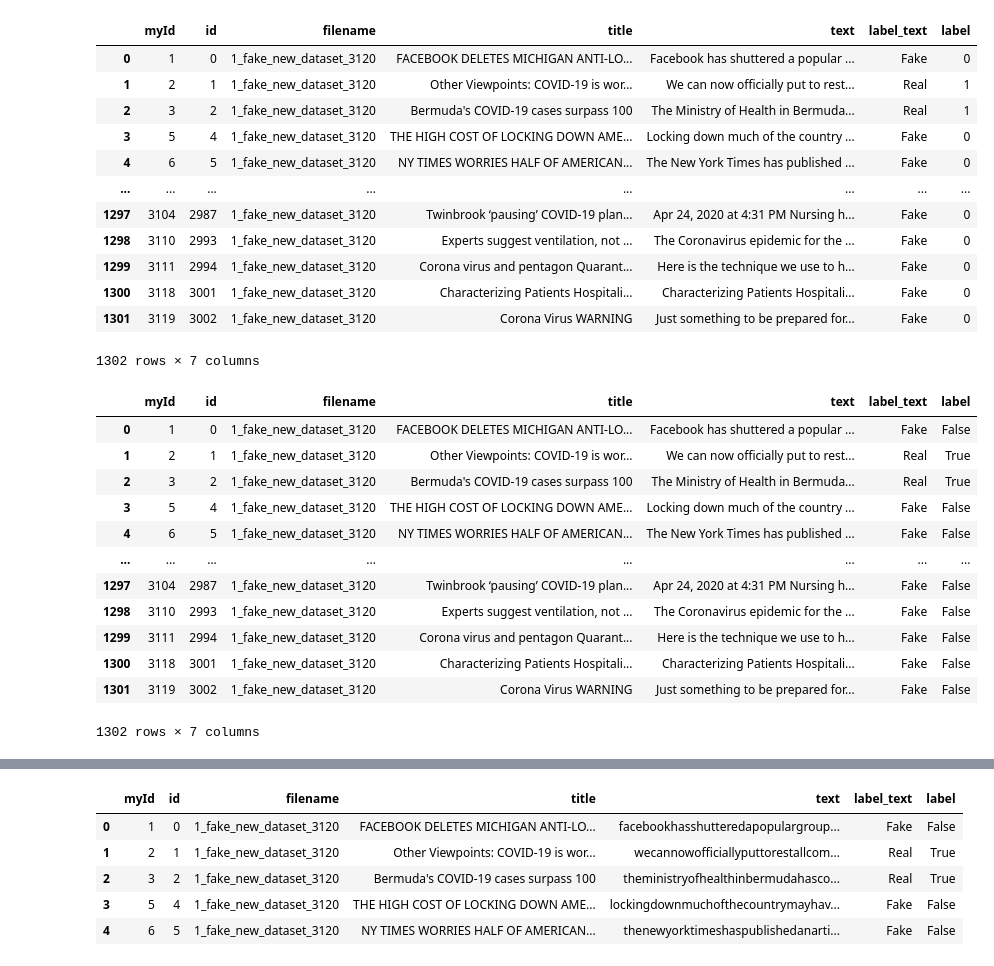
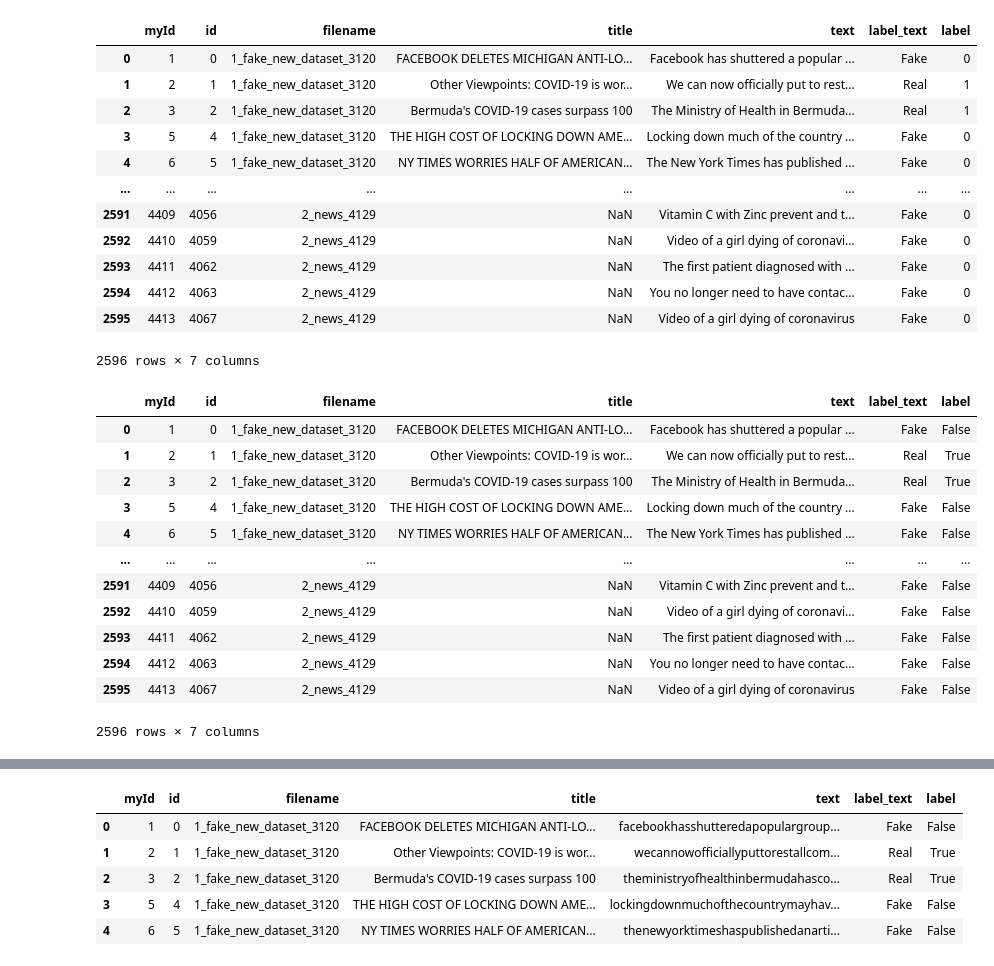
Before and after one commit to ThiyagarajahRajitha/Fake-News-Detection-Project, a Jupyter notebook: FYP -ML/Other files/2_KNN-Final.ipynb, the cells around one changed output, grey strips where cells are left out. Cells and saved outputs as stored; diff of their text form; code cells hidden in the pictures.

```diff
--- a/FYP -ML/Other files/2_KNN-Final.ipynb
+++ b/FYP -ML/Other files/2_KNN-Final.ipynb
@@ -7,24 +7,24 @@ from sklearn.model_selection import train_test_split
 from sklearn.metrics import accuracy_score, confusion_matrix
 from sklearn.model_selection import cross_val_score
 # %%
-df=pd.read_csv('Final1302.csv',encoding='windows-1252')#had some decode error. so used encoding
+df=pd.read_csv('Final13022.csv',encoding='windows-1252')#had some decode error. so used encoding
 df
 # %% [output]
 |  | myId | id | filename | title | text | label_text | label |
 | 0 | 1 | 0 | 1_fake_new_dataset_3120 | FACEBOOK DELETES MICHIGAN ANTI-LO... | Facebook has shuttered a popular ... | Fake | 0 |
 | 1 | 2 | 1 | 1_fake_new_dataset_3120 | Other Viewpoints: COVID-19 is wor... | We can now officially put to rest... | Real | 1 |
 | 2 | 3 | 2 | 1_fake_new_dataset_3120 | Bermuda's COVID-19 cases surpass 100 | The Ministry of Health in Bermuda... | Real | 1 |
 | 3 | 5 | 4 | 1_fake_new_dataset_3120 | THE HIGH COST OF LOCKING DOWN AME... | Locking down much of the country ... | Fake | 0 |
 | 4 | 6 | 5 | 1_fake_new_dataset_3120 | NY TIMES WORRIES HALF OF AMERICAN... | The New York Times has published ... | Fake | 0 |
 | ... | ... | ... | ... | ... | ... | ... | ... |
-| 1297 | 3104 | 2987 | 1_fake_new_dataset_3120 | Twinbrook ‘pausing’ COVID-19 plan... | Apr 24, 2020 at 4:31 PM Nursing h... | Fake | 0 |
-| 1298 | 3110 | 2993 | 1_fake_new_dataset_3120 | Experts suggest ventilation, not ... | The Coronavirus epidemic for the ... | Fake | 0 |
-| 1299 | 3111 | 2994 | 1_fake_new_dataset_3120 | Corona virus and pentagon Quarant... | Here is the technique we use to h... | Fake | 0 |
-| 1300 | 3118 | 3001 | 1_fake_new_dataset_3120 | Characterizing Patients Hospitali... | Characterizing Patients Hospitali... | Fake | 0 |
-| 1301 | 3119 | 3002 | 1_fake_new_dataset_3120 | Corona Virus WARNING | Just something to be prepared for... | Fake | 0 |
+| 2591 | 4409 | 4056 | 2_news_4129 | NaN | Vitamin C with Zinc prevent and t... | Fake | 0 |
+| 2592 | 4410 | 4059 | 2_news_4129 | NaN | Video of a girl dying of coronavi... | Fake | 0 |
+| 2593 | 4411 | 4062 | 2_news_4129 | NaN | The first patient diagnosed with ... | Fake | 0 |
+| 2594 | 4412 | 4063 | 2_news_4129 | NaN | You no longer need to have contac... | Fake | 0 |
+| 2595 | 4413 | 4067 | 2_news_4129 | NaN | Video of a girl dying of coronavirus | Fake | 0 |
-1302 rows × 7 columns
+2596 rows × 7 columns
 # %%
-df=pd.read_csv('Final1302.csv',encoding='windows-1252')
+df=pd.read_csv('Final13022.csv',encoding='windows-1252')
 conversion_dict={0:'False',1:'True'}
 df['label']=df['label'].replace(conversion_dict)#Replace 1,0 to real and fake
 df
@@ -36,12 +36,12 @@ df
 | 3 | 5 | 4 | 1_fake_new_dataset_3120 | THE HIGH COST OF LOCKING DOWN AME... | Locking down much of the country ... | Fake | False |
 | 4 | 6 | 5 | 1_fake_new_dataset_3120 | NY TIMES WORRIES HALF OF AMERICAN... | The New York Times has published ... | Fake | False |
 | ... | ... | ... | ... | ... | ... | ... | ... |
-| 1297 | 3104 | 2987 | 1_fake_new_dataset_3120 | Twinbrook ‘pausing’ COVID-19 plan... | Apr 24, 2020 at 4:31 PM Nursing h... | Fake | False |
-| 1298 | 3110 | 2993 | 1_fake_new_dataset_3120 | Experts suggest ventilation, not ... | The Coronavirus epidemic for the ... | Fake | False |
-| 1299 | 3111 | 2994 | 1_fake_new_dataset_3120 | Corona virus and pentagon Quarant... | Here is the technique we use to h... | Fake | False |
-| 1300 | 3118 | 3001 | 1_fake_new_dataset_3120 | Characterizing Patients Hospitali... | Characterizing Patients Hospitali... | Fake | False |
-| 1301 | 3119 | 3002 | 1_fake_new_dataset_3120 | Corona Virus WARNING | Just something to be prepared for... | Fake | False |
+| 2591 | 4409 | 4056 | 2_news_4129 | NaN | Vitamin C with Zinc prevent and t... | Fake | False |
+| 2592 | 4410 | 4059 | 2_news_4129 | NaN | Video of a girl dying of coronavi... | Fake | False |
+| 2593 | 4411 | 4062 | 2_news_4129 | NaN | The first patient diagnosed with ... | Fake | False |
+| 2594 | 4412 | 4063 | 2_news_4129 | NaN | You no longer need to have contac... | Fake | False |
+| 2595 | 4413 | 4067 | 2_news_4129 | NaN | Video of a girl dying of coronavirus | Fake | False |
-1302 rows × 7 columns
+2596 rows × 7 columns
 # %%
 #Check the balance of the data
 df.label.value_counts()#Not balanced. Have to find a way to solve this
```
Also changed, not shown: parts of 14 cells of this notebook, 37 other files.
